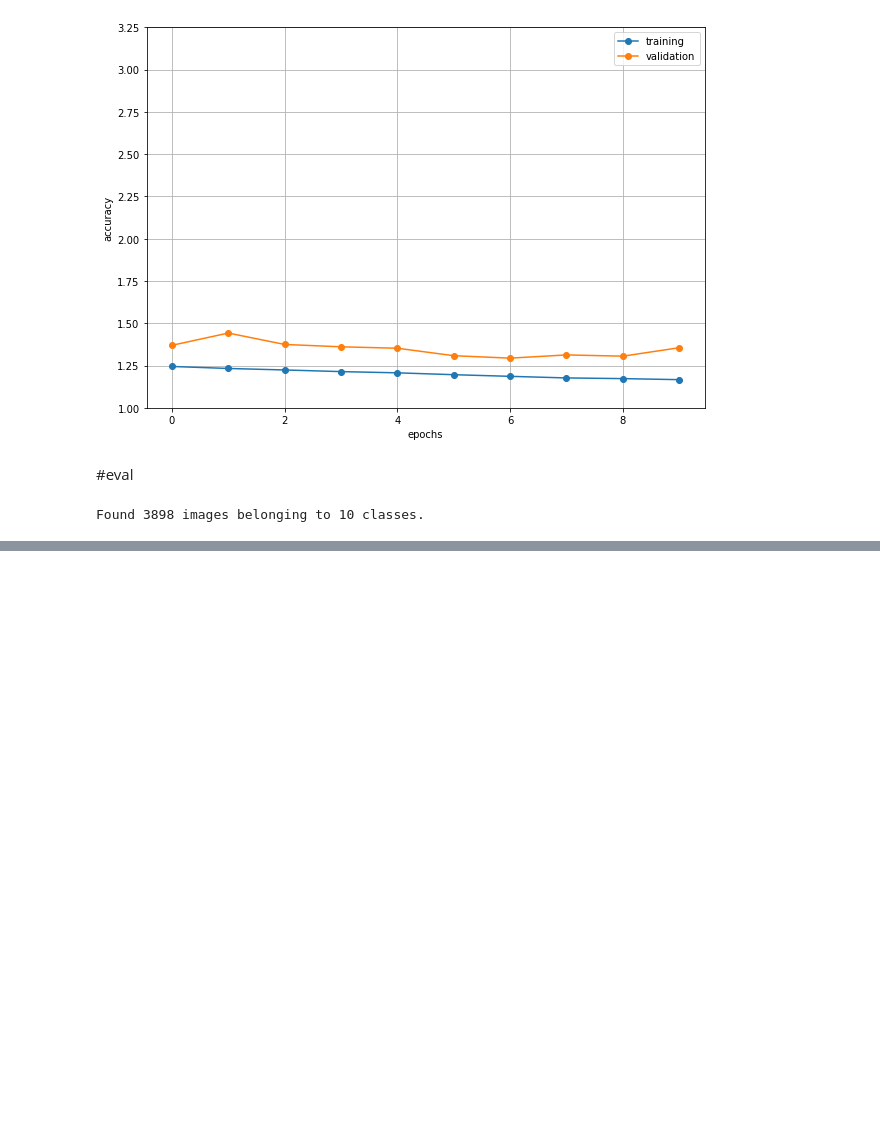
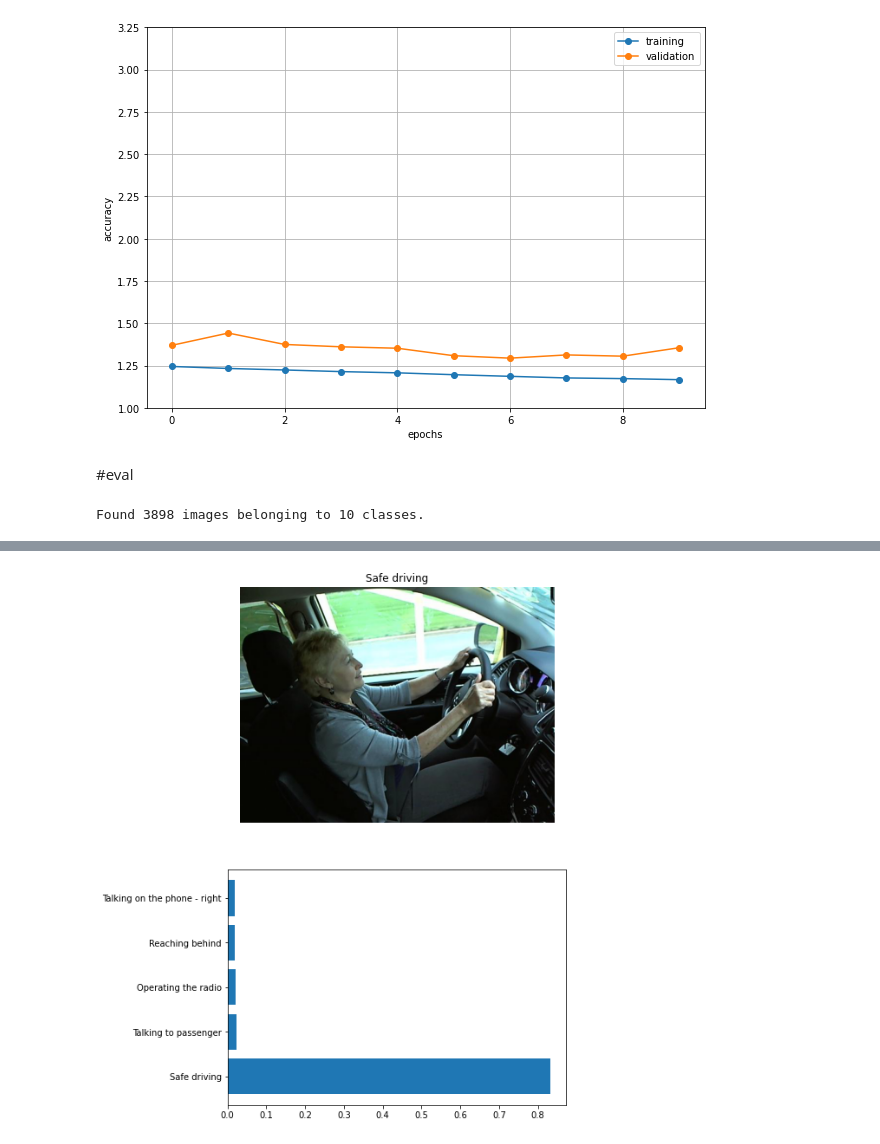
Before and after one commit to ElFarash/Distracted-Driver-Classification, a Jupyter notebook: Tensorflow Driver Actions Classification ResNet50withBiLSTMs.ipynb, the cells around one changed output, grey strips where cells are left out. Saved outputs shown, nothing was run; the diff lists cells and outputs as text; code cells hidden in the pictures; blank space fills up the shorter version.

```diff
--- a/Tensorflow Driver Actions Classification ResNet50withBiLSTMs.ipynb
+++ b/Tensorflow Driver Actions Classification ResNet50withBiLSTMs.ipynb
@@ -438,26 +458,28 @@ activity_map = {'c0': 'Safe driving',
                 'c8': 'Hair and makeup',
                 'c9': 'Talking to passenger'}
 # %%
-path = '/content/drive/My Drive/test_files/Copy of img_94134.jpg'
+path = '/content/content/v/c0/img_101196.jpg'
 from keras.preprocessing import image
 show = plt.imread(path)
 test_image1 = image.load_img(path, target_size=(224, 224), color_mode='rgb')
 test_image = image.img_to_array(test_image1)
 test_image = np.expand_dims(test_image, axis=0)
 
 fig, (ax1, ax2) = plt.subplots(figsize=(7,11), ncols=1, nrows=2)
 y_preds = model.predict(test_image/255)
 ax1.set_title(activity_map['c' + str(np.argmax(y_preds))])
 ax1.imshow(show)
 ax1.axis('off')
 
 n = 5
 y_predss = np.sort(y_preds)[:,-n:][0]
 y_preds = np.argsort(y_preds)[:,-n:][0]
 y_pos = np.arange(len(y_preds))
 
 ax2.barh(y_pos, y_predss)
 ax2.set_yticks(y_pos)
 ax2.set_yticklabels([activity_map['c' + str(x)] for x in list(y_preds)])
 ax2.invert_yaxis()
+# %% [output]
+[figure, added]
 # %%
```
Also changed, not shown: parts of 8 cells of this notebook, 1 other file.
